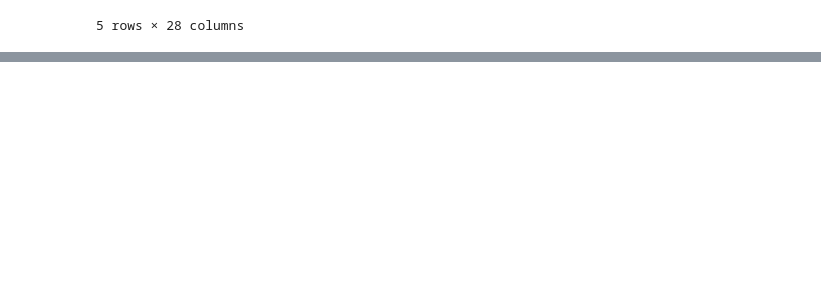
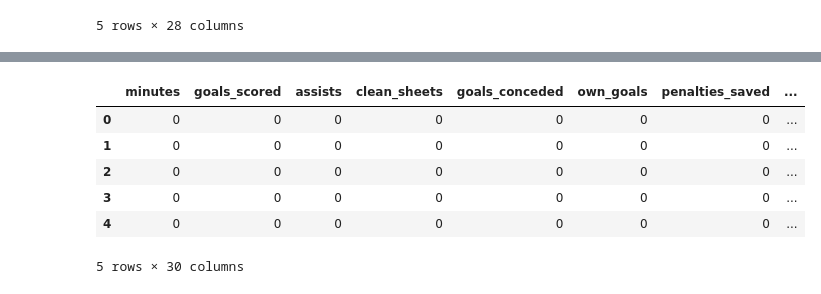
Before and after one commit to Ok3ks/Sports, a Jupyter notebook: prototypes/gameview.ipynb, the cells around one changed output, grey strips where cells are left out. Cells and saved outputs as stored; diff of their text form; code cells hidden in the pictures; blank space fills up the shorter version.

Commit message:
Gameweek 37 update

```diff
--- a/prototypes/gameview.ipynb
+++ b/prototypes/gameview.ipynb
@@ -178,0 +224,12 @@ a['player_name'].value_counts(ascending=False).plot(kind='bar')
+# %%
+df = df.merge(fixtures_df[['month', 'event']], how='left', left_on= 'gameweek', right_on='event')
+# %%
+df.head()
+# %% [output]
+|  | minutes | goals_scored | assists | clean_sheets | goals_conceded | own_goals | penalties_saved | ... |
+| 0 | 0 | 0 | 0 | 0 | 0 | 0 | 0 | ... |
+| 1 | 0 | 0 | 0 | 0 | 0 | 0 | 0 | ... |
+| 2 | 0 | 0 | 0 | 0 | 0 | 0 | 0 | ... |
+| 3 | 0 | 0 | 0 | 0 | 0 | 0 | 0 | ... |
+| 4 | 0 | 0 | 0 | 0 | 0 | 0 | 0 | ... |
+5 rows × 30 columns
```
Also changed, not shown: parts of 8 cells of this notebook, 2 other files.
